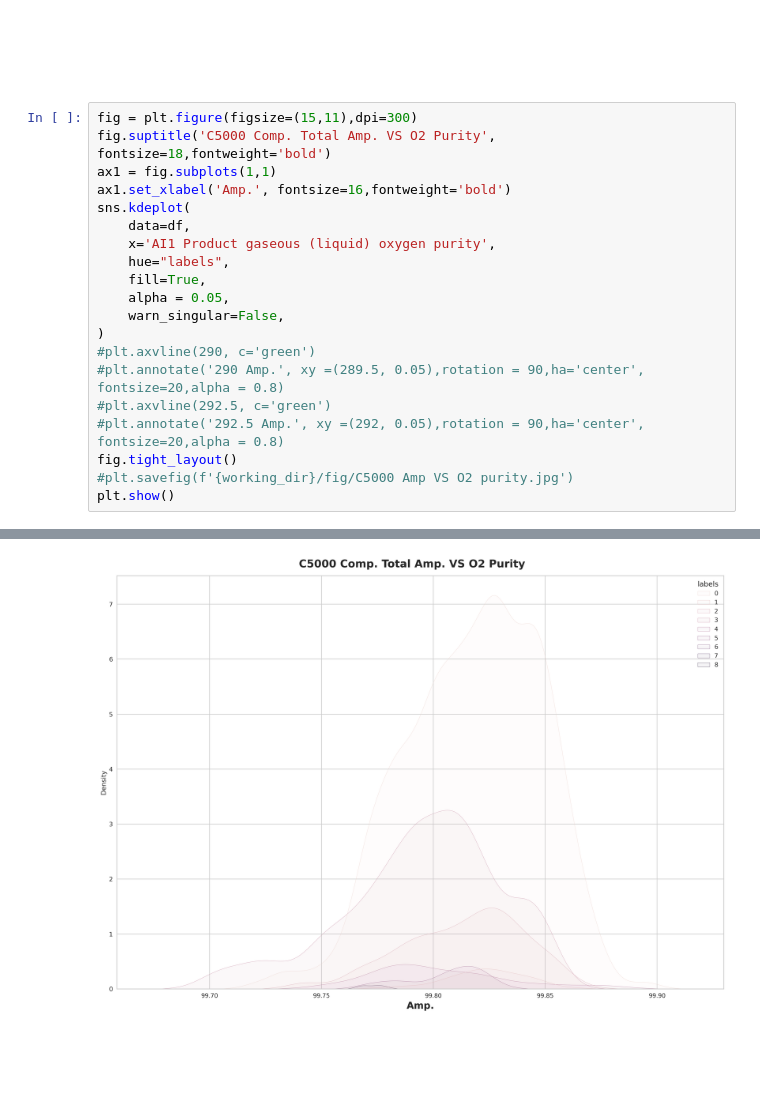
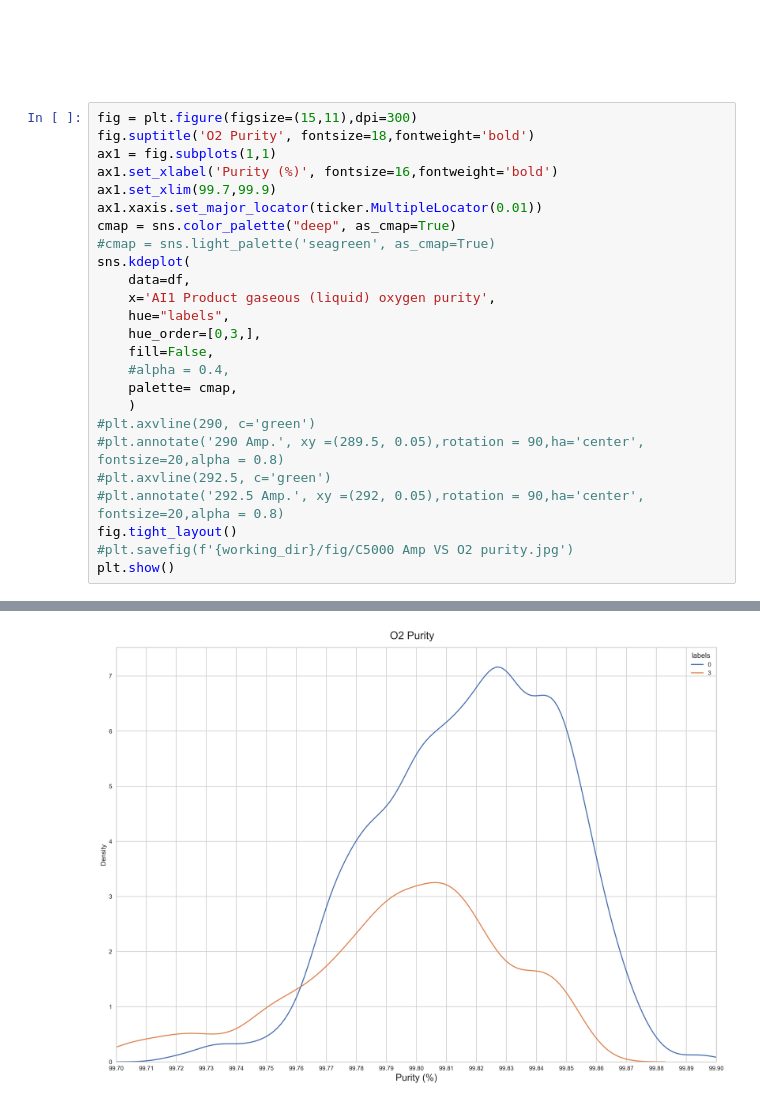
Before and after one commit to heidaralavi/OxygenPlantPrj, a Jupyter notebook: code/oxygen-project.ipynb, the cells around one changed output, grey strips where cells are left out. Cells and saved outputs as stored; diff of their text form; blank space fills up the shorter version.

```diff
--- a/code/oxygen-project.ipynb
+++ b/code/oxygen-project.ipynb
@@ -297,22 +264,27 @@ df.to_csv(f"{working_dir}/data/final_oxy_with_labels.csv",index=False)
 # %% [markdown]
 <p style="font-size: 14;color:white;font-size:20PX;font-family: arial;" align ="justify" dir="rtl">
 <b>
-1-3) جلوص اکسیژن مایع تولیدی در چه کلاس هایی بوده است
+1-3) خلوص اکسیژن مایع تولیدی در چه کلاس هایی بوده است
 </b>
 </p>
 # %%
 fig = plt.figure(figsize=(15,11),dpi=300)
-fig.suptitle('C5000 Comp. Total Amp. VS O2 Purity', fontsize=18,fontweight='bold')
+fig.suptitle('O2 Purity', fontsize=18,fontweight='bold')
 ax1 = fig.subplots(1,1)
-ax1.set_xlabel('Amp.', fontsize=16,fontweight='bold')
+ax1.set_xlabel('Purity (%)', fontsize=16,fontweight='bold')
+ax1.set_xlim(99.7,99.9)
+ax1.xaxis.set_major_locator(ticker.MultipleLocator(0.01))
+cmap = sns.color_palette("deep", as_cmap=True)
+#cmap = sns.light_palette('seagreen', as_cmap=True)
 sns.kdeplot(
     data=df,
     x='AI1 Product gaseous (liquid) oxygen purity',
     hue="labels",
-    fill=True,
-    alpha = 0.05,
-    warn_singular=False,
-)
+    hue_order=[0,3,],
+    fill=False,
+    #alpha = 0.4,
+    palette= cmap,
+    )
 #plt.axvline(290, c='green')
 #plt.annotate('290 Amp.', xy =(289.5, 0.05),rotation = 90,ha='center', fontsize=20,alpha = 0.8)
 #plt.axvline(292.5, c='green')
@@ -341 +296 @@ findfont: Generic family 'sans-serif' not found because none of the following fa
-[figure, old version]
+[figure, new version]
```
Also changed, not shown: parts of 4 cells of this notebook, 2 other files.
